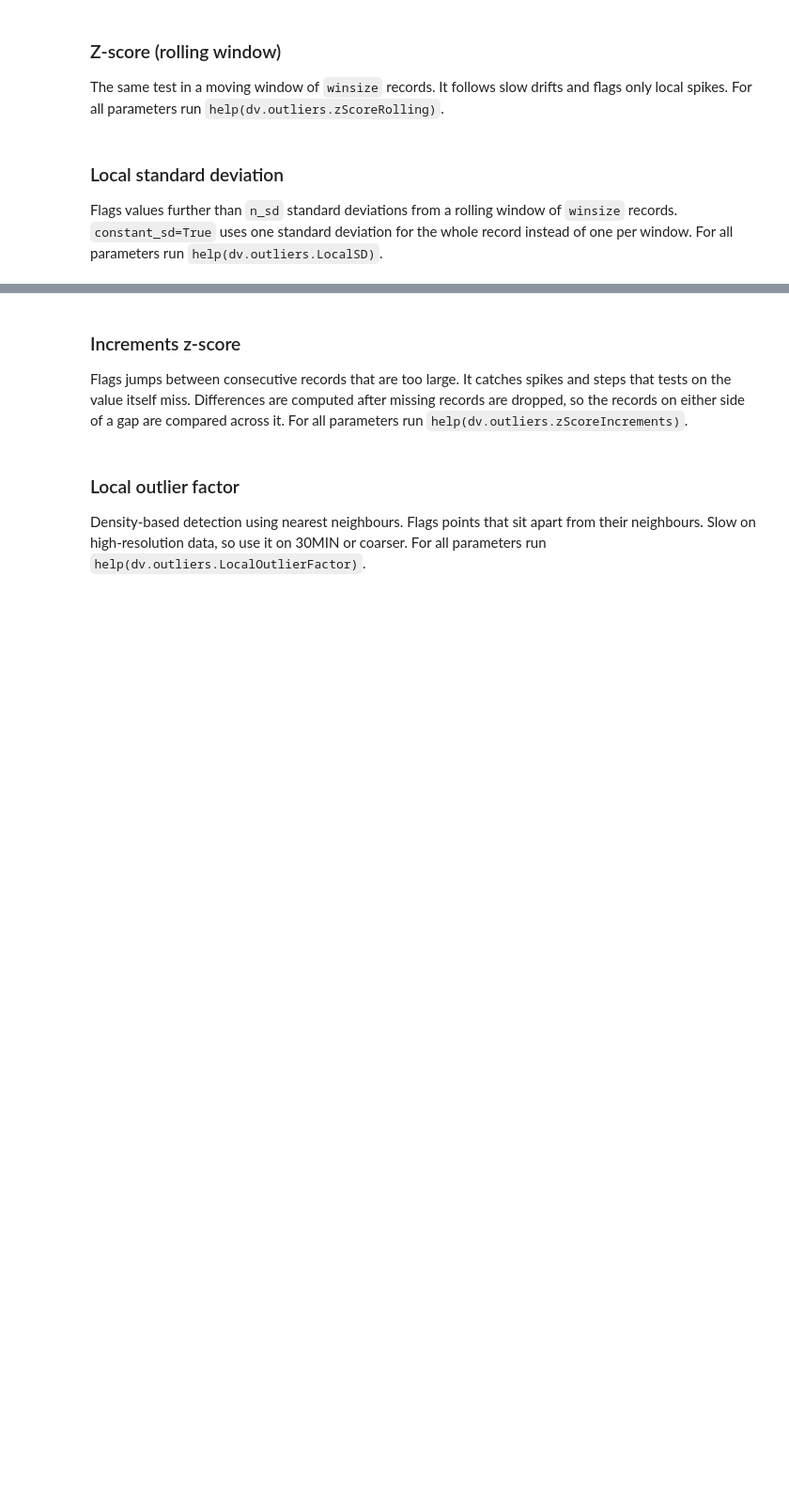
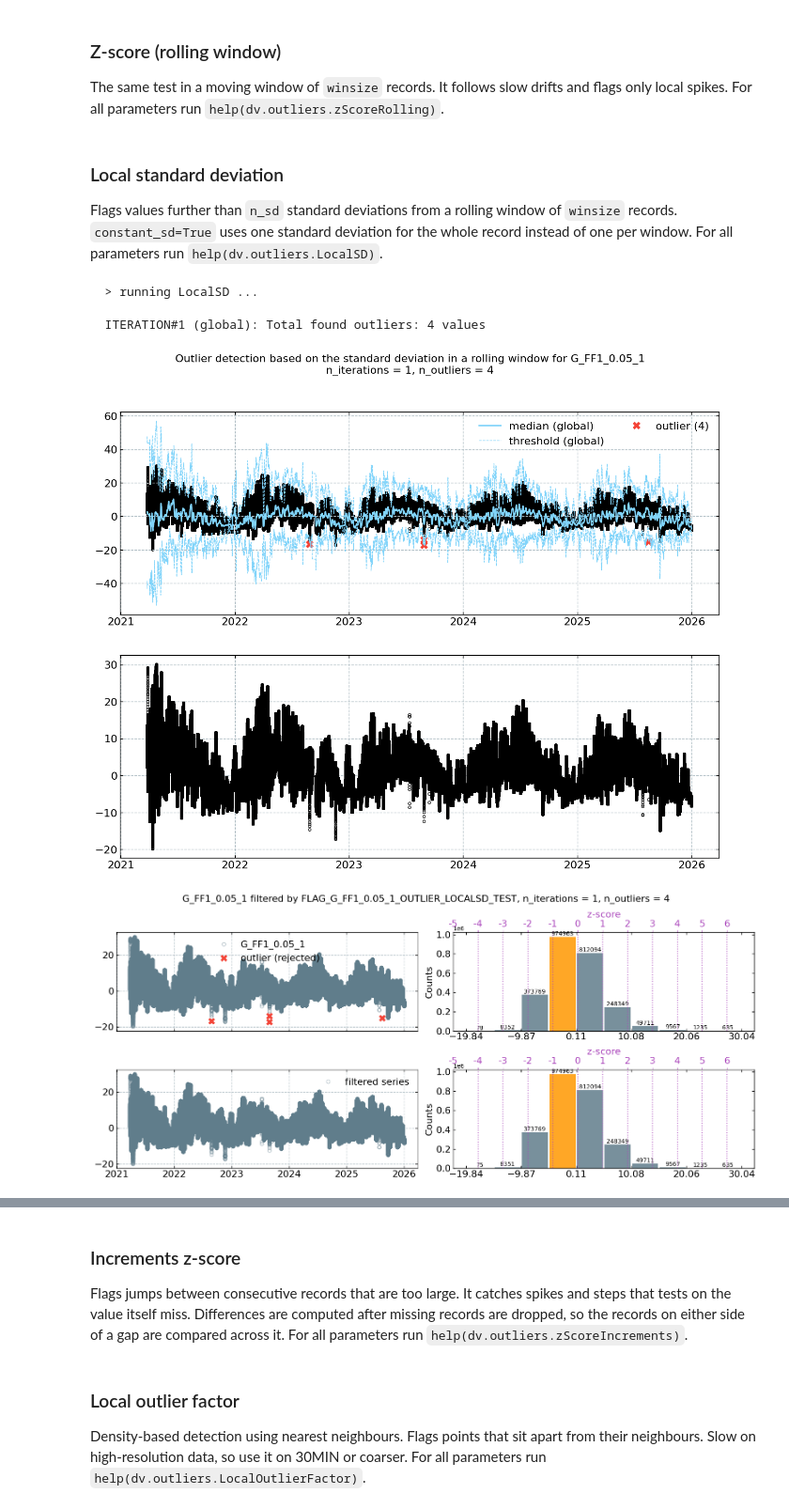
Before and after one commit to holukas/dataset_ch-lae_flux_product, a Jupyter notebook: workflow/10_METEO/20_SCREENING/G/G_FF1_0.05_1_2021-2025.ipynb, the cells around one changed output, grey strips where cells are left out. Shown at 94% size. Drawn from its saved outputs; the diff is of its cells as text; code cells hidden in the pictures; blank space fills up the shorter version.

```diff
--- a/workflow/10_METEO/20_SCREENING/G/G_FF1_0.05_1_2021-2025.ipynb
+++ b/workflow/10_METEO/20_SCREENING/G/G_FF1_0.05_1_2021-2025.ipynb
@@ -232,8 +281,13 @@ mscr.addflag()
 Flags values further than `n_sd` standard deviations from a rolling window of `winsize` records. `constant_sd=True` uses one standard deviation for the whole record instead of one per window. For all parameters run `help(dv.outliers.LocalSD)`.
 # %%
 mscr.flag_outliers_localsd_test(
-    separate_day_night=True, n_sd=5.5, winsize=60 * 24 * 7,
+    separate_day_night=False, n_sd=5.5, winsize=60 * 24 * 3,
     constant_sd=False, repeat=False, showplot=True, verbose=True,
 )
+# %% [output]
+  > running LocalSD ...
+  ITERATION#1 (global): Total found outliers: 4 values
+[figure, added]
+[figure, added]
 # %%
 mscr.addflag()
```
Also changed, not shown: parts of 25 cells of this notebook, 1 other file.
